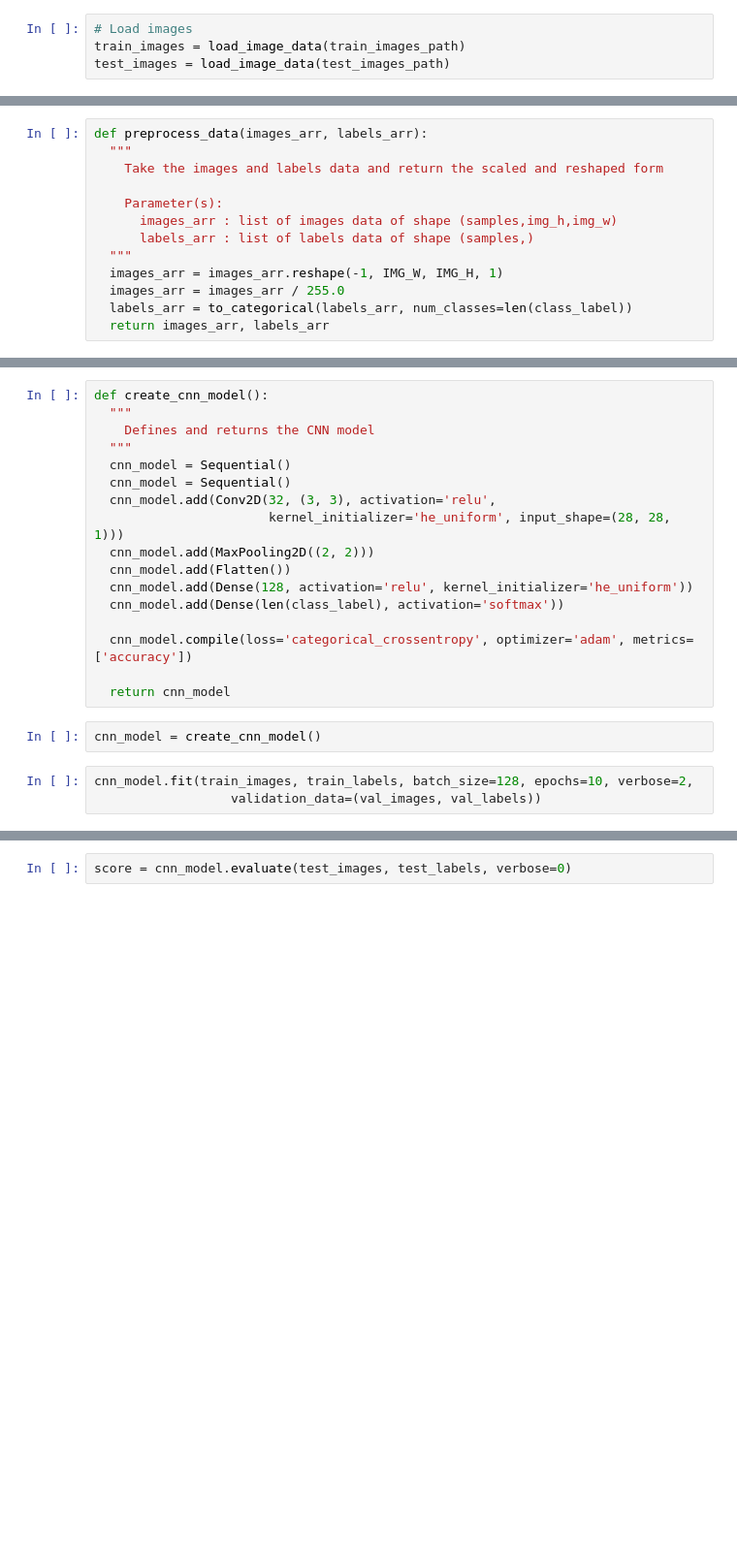
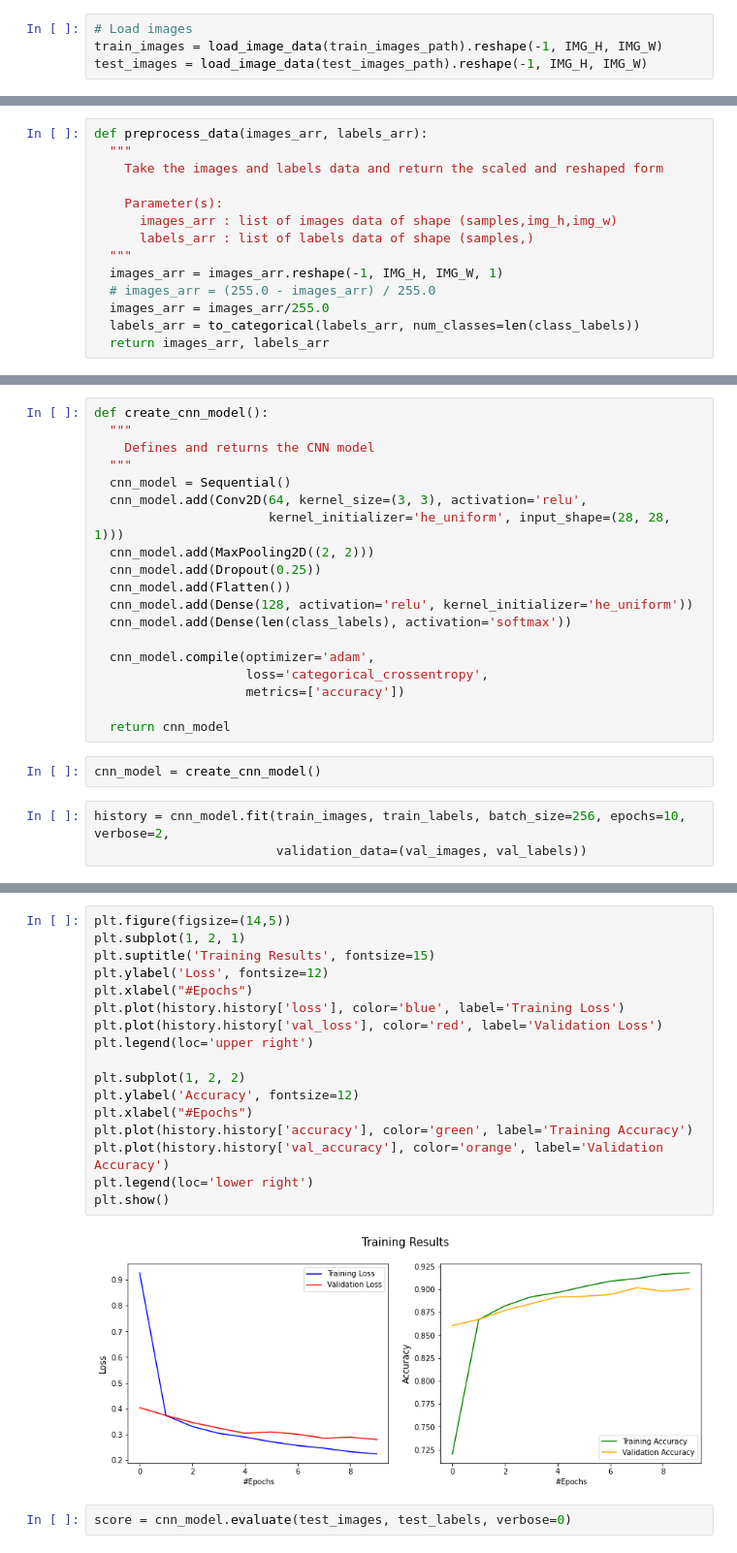
Before and after one commit to kr-prince/Vector-AI, a Jupyter notebook: experiments/Image_Classifier.ipynb, the cells around one changed output, grey strips where cells are left out. Shown at 97% size. Drawn from its saved outputs; the diff is of its cells as text; blank space fills up the shorter version.

```diff
--- a/experiments/Image_Classifier.ipynb
+++ b/experiments/Image_Classifier.ipynb
@@ -51,8 +475,8 @@ def display_image(image_matrix):
   plt.show()
 # %%
 # Load images
-train_images = load_image_data(train_images_path)
-test_images = load_image_data(test_images_path)
+train_images = load_image_data(train_images_path).reshape(-1, IMG_H, IMG_W)
+test_images = load_image_data(test_images_path).reshape(-1, IMG_H, IMG_W)
 # %%
 # Load labels
 train_labels = load_label_data(train_labels_path)
@@ -117,9 +535,10 @@ def preprocess_data(images_arr, labels_arr):
       images_arr : list of images data of shape (samples,img_h,img_w)
       labels_arr : list of labels data of shape (samples,)
   """
-  images_arr = images_arr.reshape(-1, IMG_W, IMG_H, 1)
-  images_arr = images_arr / 255.0
-  labels_arr = to_categorical(labels_arr, num_classes=len(class_label))
+  images_arr = images_arr.reshape(-1, IMG_H, IMG_W, 1)
+  # images_arr = (255.0 - images_arr) / 255.0
+  images_arr = images_arr/255.0
+  labels_arr = to_categorical(labels_arr, num_classes=len(class_labels))
   return images_arr, labels_arr
 # %%
 train_images, val_images, train_labels, val_labels = train_test_split(train_images,
@@ -138,21 +557,23 @@ def create_cnn_model():
     Defines and returns the CNN model
   """
   cnn_model = Sequential()
-  cnn_model = Sequential()
-  cnn_model.add(Conv2D(32, (3, 3), activation='relu',
+  cnn_model.add(Conv2D(64, kernel_size=(3, 3), activation='relu',
                        kernel_initializer='he_uniform', input_shape=(28, 28, 1)))
   cnn_model.add(MaxPooling2D((2, 2)))
+  cnn_model.add(Dropout(0.25))
   cnn_model.add(Flatten())
   cnn_model.add(Dense(128, activation='relu', kernel_initializer='he_uniform'))
-  cnn_model.add(Dense(len(class_label), activation='softmax'))
+  cnn_model.add(Dense(len(class_labels), activation='softmax'))
 
-  cnn_model.compile(loss='categorical_crossentropy', optimizer='adam', metrics=['accuracy'])
+  cnn_model.compile(optimizer='adam',
+                    loss='categorical_crossentropy',
+                    metrics=['accuracy'])
 
   return cnn_model
 # %%
 cnn_model = create_cnn_model()
 # %%
-cnn_model.fit(train_images, train_labels, batch_size=128, epochs=10, verbose=2,
-                  validation_data=(val_images, val_labels))
+history = cnn_model.fit(train_images, train_labels, batch_size=256, epochs=10, verbose=2,
+                        validation_data=(val_images, val_labels))
 # %% [output]
 Epoch 1/10
@@ -179,3 +601,22 @@ Epoch 10/10
+# %%
+plt.figure(figsize=(14,5))
+plt.subplot(1, 2, 1)
+plt.suptitle('Training Results', fontsize=15)
+plt.ylabel('Loss', fontsize=12)
+plt.xlabel("#Epochs")
+plt.plot(history.history['loss'], color='blue', label='Training Loss')
+plt.plot(history.history['val_loss'], color='red', label='Validation Loss')
+plt.legend(loc='upper right')
+
+plt.subplot(1, 2, 2)
+plt.ylabel('Accuracy', fontsize=12)
+plt.xlabel("#Epochs")
+plt.plot(history.history['accuracy'], color='green', label='Training Accuracy')
+plt.plot(history.history['val_accuracy'], color='orange', label='Validation Accuracy')
+plt.legend(loc='lower right')
+plt.show()
+# %% [output]
+[figure, added]
 # %%
 score = cnn_model.evaluate(test_images, test_labels, verbose=0)
 # %%
```
Also changed, not shown: parts of 20 cells of this notebook.
